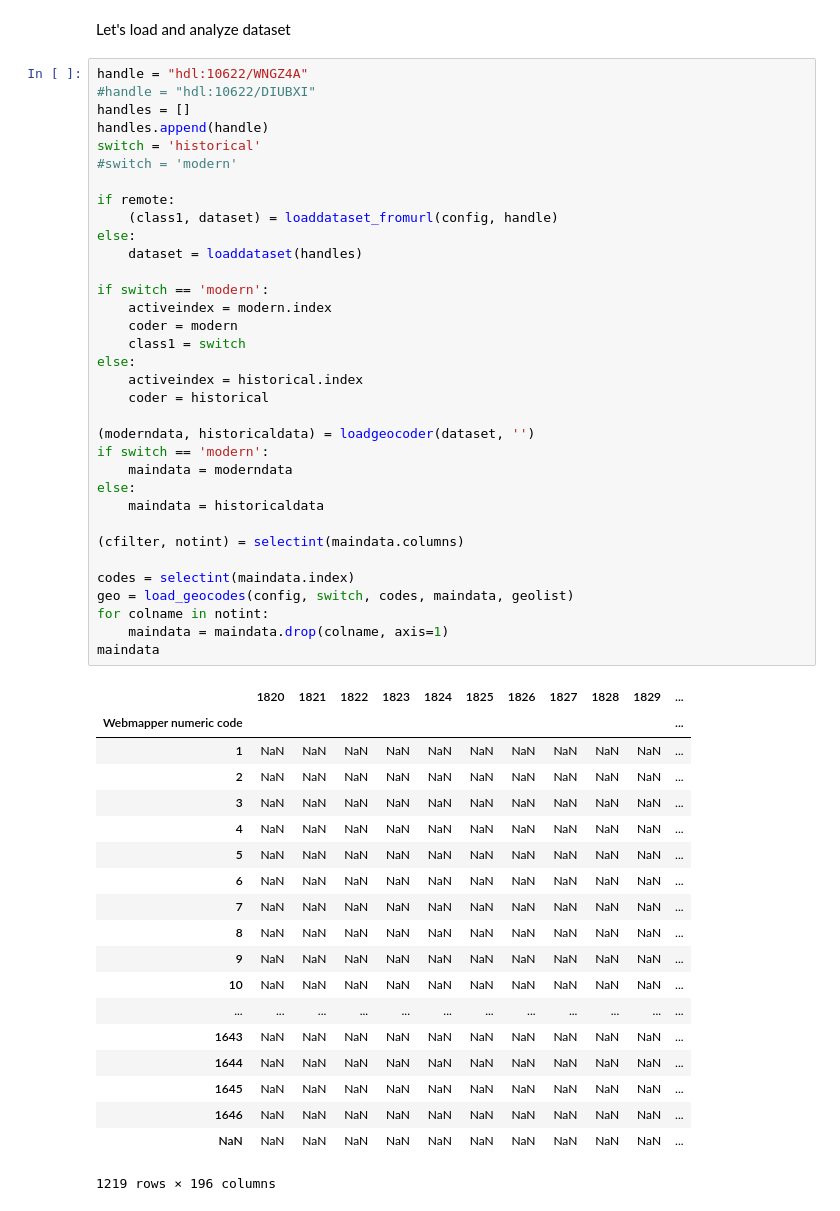
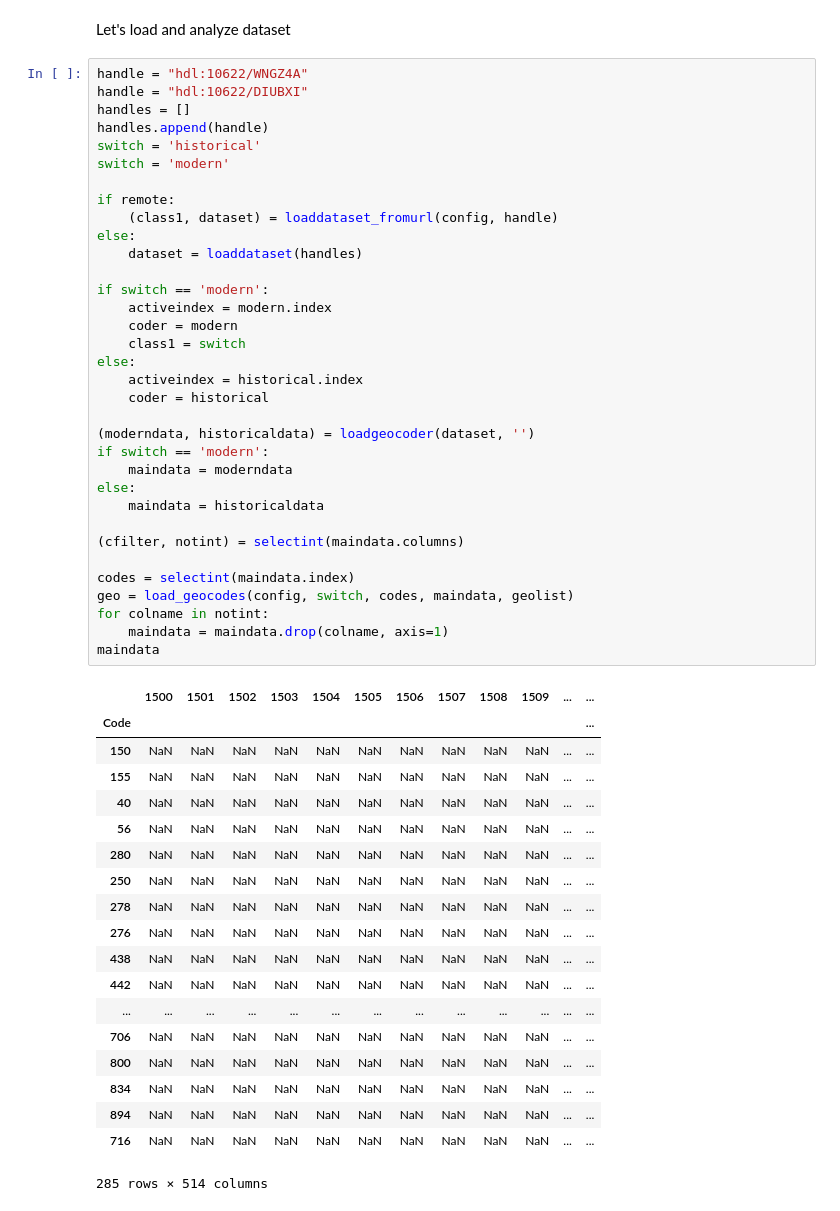
Before and after one commit to 4tikhonov/clioinfra.js, a Jupyter notebook: notebooks/Datasets cleaning and geocoding.ipynb, the cells around one changed output. Cells and saved outputs as stored; diff of their text form.

```diff
--- a/notebooks/Datasets cleaning and geocoding.ipynb
+++ b/notebooks/Datasets cleaning and geocoding.ipynb
@@ -47,55 +48,55 @@ historical
 Let's load and analyze dataset
 # %%
 handle = "hdl:10622/WNGZ4A"
-#handle = "hdl:10622/DIUBXI"
+handle = "hdl:10622/DIUBXI"
 handles = []
 handles.append(handle)
 switch = 'historical'
-#switch = 'modern'
+switch = 'modern'
 
 if remote:
     (class1, dataset) = loaddataset_fromurl(config, handle)
 else:
     dataset = loaddataset(handles)
 
 if switch == 'modern':
     activeindex = modern.index
     coder = modern
     class1 = switch
 else:
     activeindex = historical.index
     coder = historical
 
 (moderndata, historicaldata) = loadgeocoder(dataset, '')
 if switch == 'modern':
     maindata = moderndata
 else:
     maindata = historicaldata
 
 (cfilter, notint) = selectint(maindata.columns)
 
 codes = selectint(maindata.index)
 geo = load_geocodes(config, switch, codes, maindata, geolist)
 for colname in notint:
     maindata = maindata.drop(colname, axis=1)
 maindata
 # %% [output]
-|  | 1820 | 1821 | 1822 | 1823 | 1824 | 1825 | 1826 | 1827 | 1828 | 1829 | ... |
-| Webmapper numeric code |  |  |  |  |  |  |  |  |  |  | ... |
-| 1 | NaN | NaN | NaN | NaN | NaN | NaN | NaN | NaN | NaN | NaN | ... |
-| 2 | NaN | NaN | NaN | NaN | NaN | NaN | NaN | NaN | NaN | NaN | ... |
-| 3 | NaN | NaN | NaN | NaN | NaN | NaN | NaN | NaN | NaN | NaN | ... |
-| 4 | NaN | NaN | NaN | NaN | NaN | NaN | NaN | NaN | NaN | NaN | ... |
-| 5 | NaN | NaN | NaN | NaN | NaN | NaN | NaN | NaN | NaN | NaN | ... |
-| 6 | NaN | NaN | NaN | NaN | NaN | NaN | NaN | NaN | NaN | NaN | ... |
-| 7 | NaN | NaN | NaN | NaN | NaN | NaN | NaN | NaN | NaN | NaN | ... |
-| 8 | NaN | NaN | NaN | NaN | NaN | NaN | NaN | NaN | NaN | NaN | ... |
-| 9 | NaN | NaN | NaN | NaN | NaN | NaN | NaN | NaN | NaN | NaN | ... |
-| 10 | NaN | NaN | NaN | NaN | NaN | NaN | NaN | NaN | NaN | NaN | ... |
-| ... | ... | ... | ... | ... | ... | ... | ... | ... | ... | ... | ... |
-| 1643 | NaN | NaN | NaN | NaN | NaN | NaN | NaN | NaN | NaN | NaN | ... |
-| 1644 | NaN | NaN | NaN | NaN | NaN | NaN | NaN | NaN | NaN | NaN | ... |
-| 1645 | NaN | NaN | NaN | NaN | NaN | NaN | NaN | NaN | NaN | NaN | ... |
-| 1646 | NaN | NaN | NaN | NaN | NaN | NaN | NaN | NaN | NaN | NaN | ... |
-| NaN | NaN | NaN | NaN | NaN | NaN | NaN | NaN | NaN | NaN | NaN | ... |
+|  | 1500 | 1501 | 1502 | 1503 | 1504 | 1505 | 1506 | 1507 | 1508 | 1509 | ... | ... |
+| Code |  |  |  |  |  |  |  |  |  |  |  | ... |
+| 150 | NaN | NaN | NaN | NaN | NaN | NaN | NaN | NaN | NaN | NaN | ... | ... |
+| 155 | NaN | NaN | NaN | NaN | NaN | NaN | NaN | NaN | NaN | NaN | ... | ... |
+| 40 | NaN | NaN | NaN | NaN | NaN | NaN | NaN | NaN | NaN | NaN | ... | ... |
+| 56 | NaN | NaN | NaN | NaN | NaN | NaN | NaN | NaN | NaN | NaN | ... | ... |
+| 280 | NaN | NaN | NaN | NaN | NaN | NaN | NaN | NaN | NaN | NaN | ... | ... |
+| 250 | NaN | NaN | NaN | NaN | NaN | NaN | NaN | NaN | NaN | NaN | ... | ... |
+| 278 | NaN | NaN | NaN | NaN | NaN | NaN | NaN | NaN | NaN | NaN | ... | ... |
+| 276 | NaN | NaN | NaN | NaN | NaN | NaN | NaN | NaN | NaN | NaN | ... | ... |
+| 438 | NaN | NaN | NaN | NaN | NaN | NaN | NaN | NaN | NaN | NaN | ... | ... |
+| 442 | NaN | NaN | NaN | NaN | NaN | NaN | NaN | NaN | NaN | NaN | ... | ... |
+| ... | ... | ... | ... | ... | ... | ... | ... | ... | ... | ... | ... | ... |
+| 706 | NaN | NaN | NaN | NaN | NaN | NaN | NaN | NaN | NaN | NaN | ... | ... |
+| 800 | NaN | NaN | NaN | NaN | NaN | NaN | NaN | NaN | NaN | NaN | ... | ... |
+| 834 | NaN | NaN | NaN | NaN | NaN | NaN | NaN | NaN | NaN | NaN | ... | ... |
+| 894 | NaN | NaN | NaN | NaN | NaN | NaN | NaN | NaN | NaN | NaN | ... | ... |
+| 716 | NaN | NaN | NaN | NaN | NaN | NaN | NaN | NaN | NaN | NaN | ... | ... |
-1219 rows × 196 columns
+285 rows × 514 columns
```
Also changed, not shown: parts of 3 cells of this notebook.
